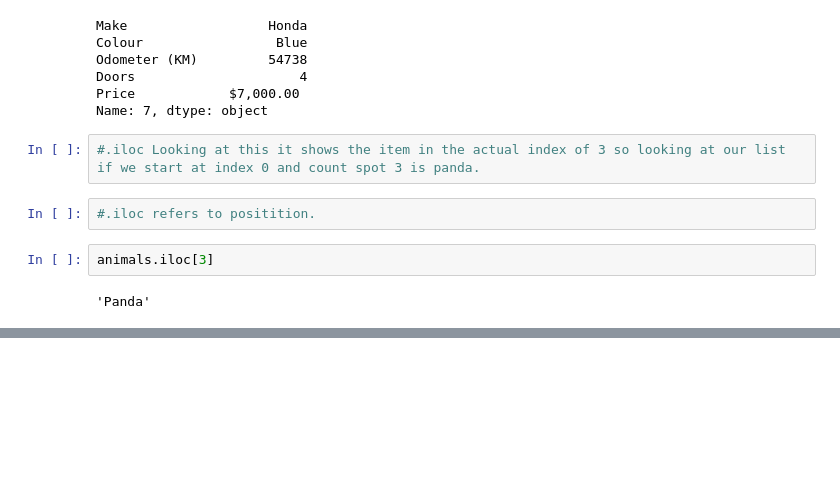
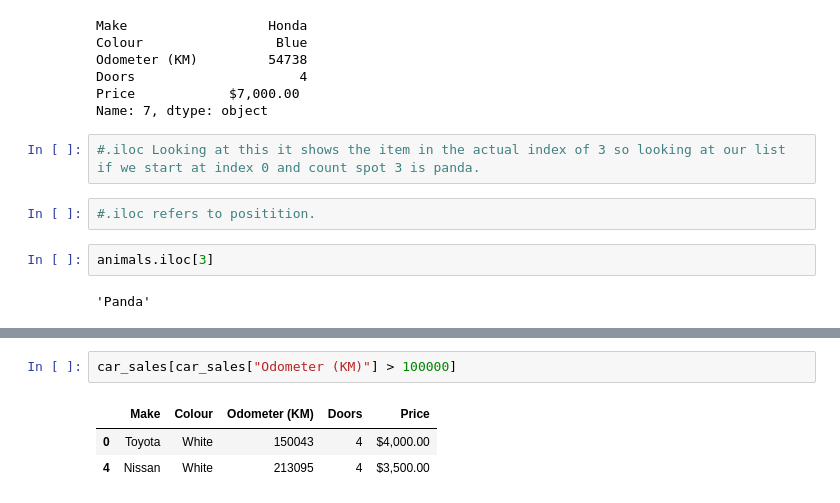
Before and after one commit to Mstewart93/Machine-Learning, a Jupyter notebook: Learning_Log/Introduction-to-Pandas.ipynb, the cells around one changed output, grey strips where cells are left out. Saved outputs shown, nothing was run; the diff lists cells and outputs as text; blank space fills up the shorter version.

```diff
--- a/Learning_Log/Introduction-to-Pandas.ipynb
+++ b/Learning_Log/Introduction-to-Pandas.ipynb
@@ -347,0 +457,6 @@ animals.iloc[3]
+# %%
+car_sales[car_sales["Odometer (KM)"] > 100000]
+# %% [output]
+|  | Make | Colour | Odometer (KM) | Doors | Price |
+| 0 | Toyota | White | 150043 | 4 | $4,000.00 |
+| 4 | Nissan | White | 213095 | 4 | $3,500.00 |
```
Also changed, not shown: parts of 15 cells of this notebook.
